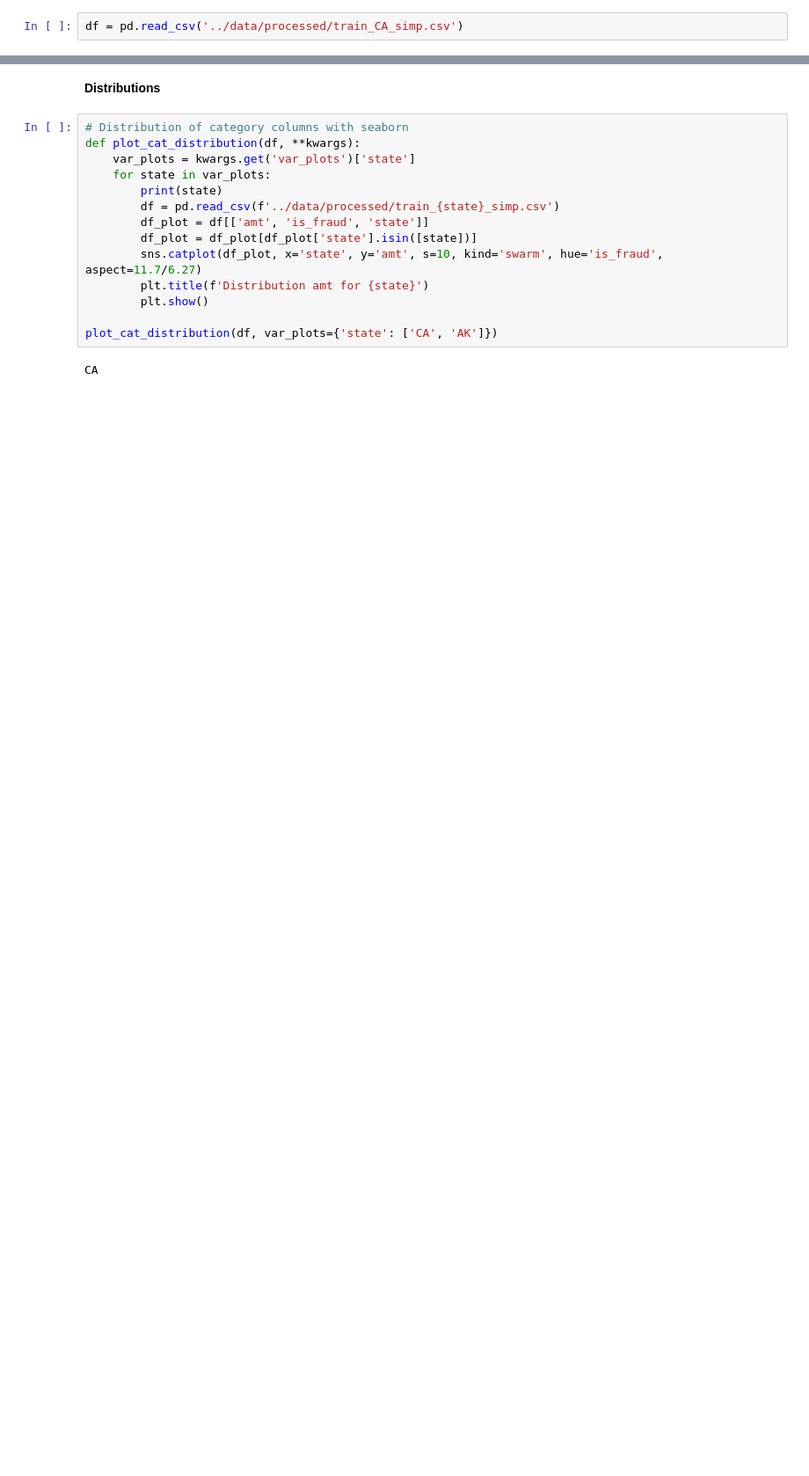
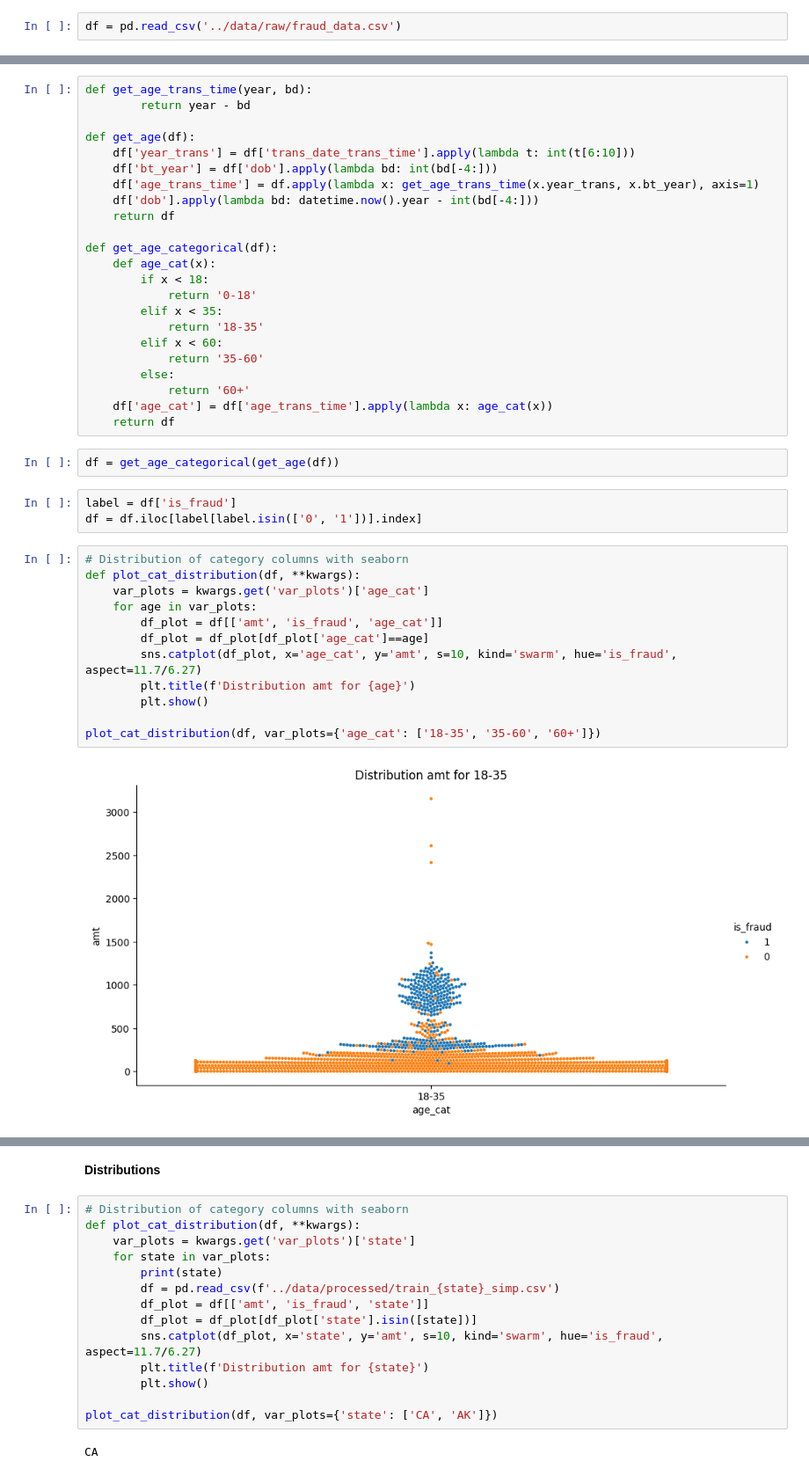
Before and after one commit to AlexandreH13/cs_fd_mleng, a Jupyter notebook: src/notebooks/plots.ipynb, the cells around one changed output, grey strips where cells are left out. Shown at 88% size. Drawn from its saved outputs; the diff is of its cells as text; blank space fills up the shorter version.

```diff
--- a/src/notebooks/plots.ipynb
+++ b/src/notebooks/plots.ipynb
@@ -5,2 +6,2 @@ import matplotlib.pyplot as plt
 # %%
-df = pd.read_csv('../data/processed/train_CA_simp.csv')
+df = pd.read_csv('../data/raw/fraud_data.csv')
@@ -17,0 +8,42 @@ Index(['amt', 'city_pop', 'lat', 'long', 'is_fraud', 'state'], dtype='object')
+# %%
+def get_age_trans_time(year, bd):
+        return year - bd
+
+def get_age(df):
+    df['year_trans'] = df['trans_date_trans_time'].apply(lambda t: int(t[6:10]))
+    df['bt_year'] = df['dob'].apply(lambda bd: int(bd[-4:]))
+    df['age_trans_time'] = df.apply(lambda x: get_age_trans_time(x.year_trans, x.bt_year), axis=1)
+    df['dob'].apply(lambda bd: datetime.now().year - int(bd[-4:]))
+    return df
+
+def get_age_categorical(df):
+    def age_cat(x):
+        if x < 18:
+            return '0-18'
+        elif x < 35:
+            return '18-35'
+        elif x < 60:
+            return '35-60'
+        else:
+            return '60+'
+    df['age_cat'] = df['age_trans_time'].apply(lambda x: age_cat(x))
+    return df
+# %%
+df = get_age_categorical(get_age(df))
+# %%
+label = df['is_fraud']
+df = df.iloc[label[label.isin(['0', '1'])].index]
+# %%
+# Distribution of category columns with seaborn
+def plot_cat_distribution(df, **kwargs):
+    var_plots = kwargs.get('var_plots')['age_cat']
+    for age in var_plots:
+        df_plot = df[['amt', 'is_fraud', 'age_cat']]
+        df_plot = df_plot[df_plot['age_cat']==age]
+        sns.catplot(df_plot, x='age_cat', y='amt', s=10, kind='swarm', hue='is_fraud', aspect=11.7/6.27)
+        plt.title(f'Distribution amt for {age}')
+        plt.show()
+
+plot_cat_distribution(df, var_plots={'age_cat': ['18-35', '35-60', '60+']})
+# %% [output]
+[figure, added]
```
Also changed, not shown: parts of 4 cells of this notebook, 8 other files.
